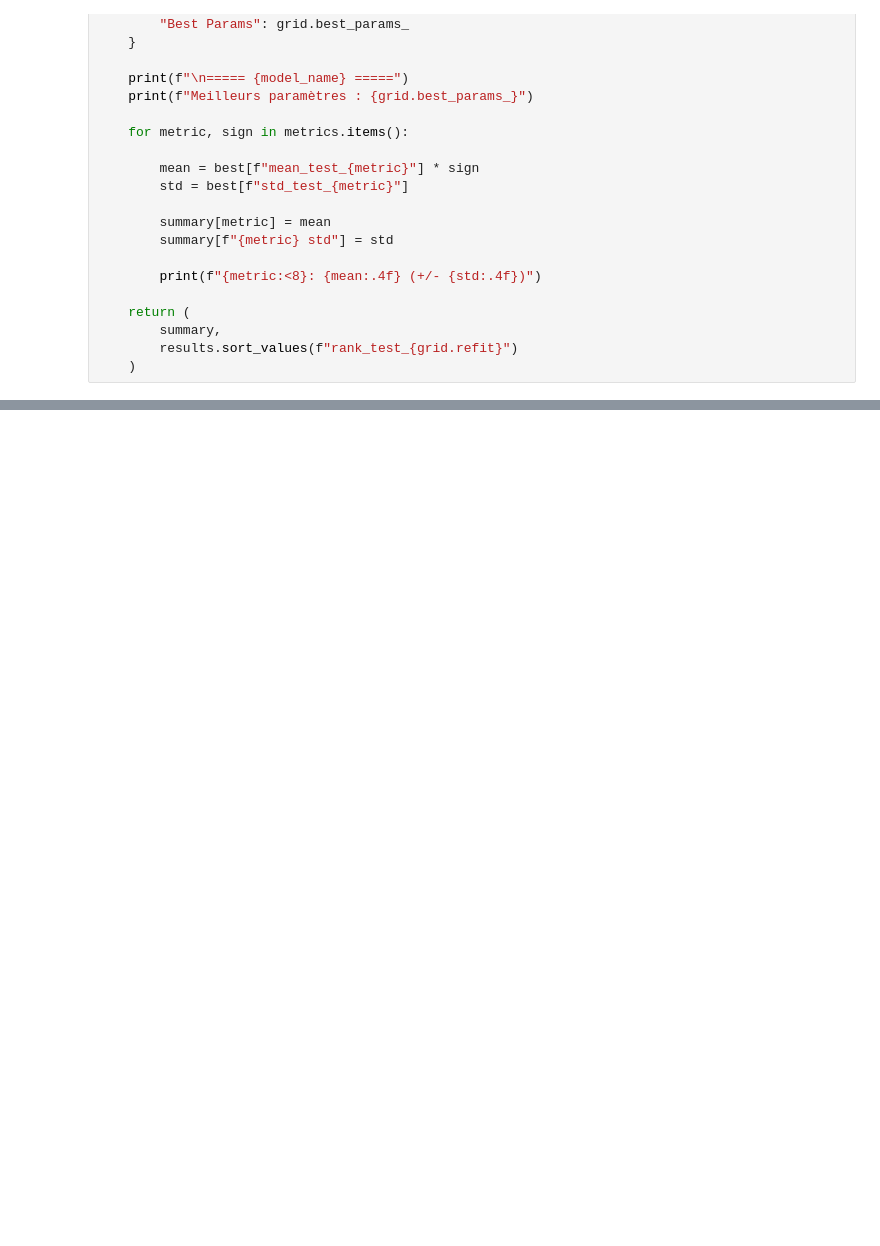
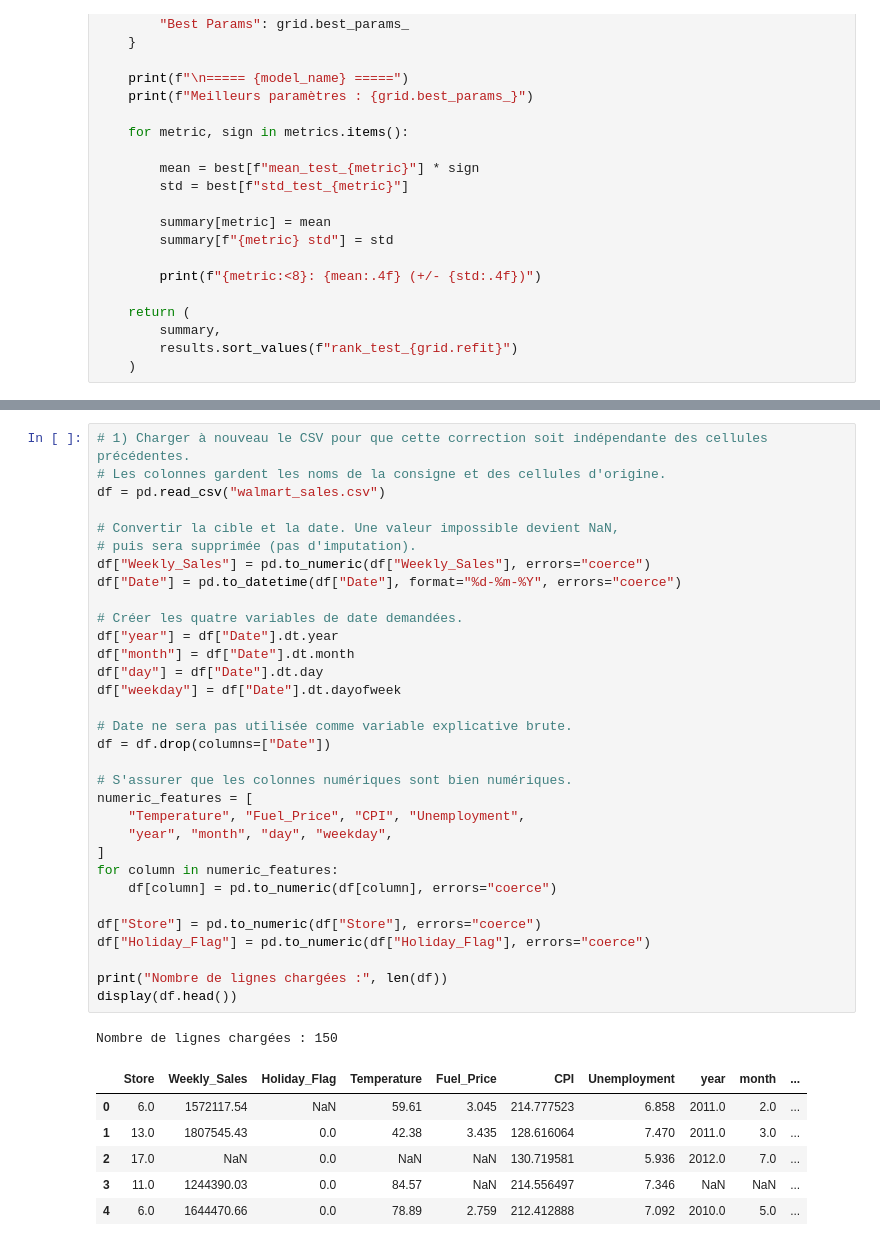
Before and after one commit to helene-mourez/WALMART_SALES, a Jupyter notebook: ML_walmart_cv.ipynb, the cells around one changed output, grey strips where cells are left out. Saved outputs shown, nothing was run; the diff lists cells and outputs as text; blank space fills up the shorter version.

```diff
--- a/ML_walmart_cv.ipynb
+++ b/ML_walmart_cv.ipynb
@@ -296,0 +313,40 @@ RMSE    : 177250.7143 (+/- 29440.2596)
+# %%
+# 1) Charger à nouveau le CSV pour que cette correction soit indépendante des cellules précédentes.
+# Les colonnes gardent les noms de la consigne et des cellules d'origine.
+df = pd.read_csv("walmart_sales.csv")
+
+# Convertir la cible et la date. Une valeur impossible devient NaN,
+# puis sera supprimée (pas d'imputation).
+df["Weekly_Sales"] = pd.to_numeric(df["Weekly_Sales"], errors="coerce")
+df["Date"] = pd.to_datetime(df["Date"], format="%d-%m-%Y", errors="coerce")
+
+# Créer les quatre variables de date demandées.
+df["year"] = df["Date"].dt.year
+df["month"] = df["Date"].dt.month
+df["day"] = df["Date"].dt.day
+df["weekday"] = df["Date"].dt.dayofweek
+
+# Date ne sera pas utilisée comme variable explicative brute.
+df = df.drop(columns=["Date"])
+
+# S'assurer que les colonnes numériques sont bien numériques.
+numeric_features = [
+    "Temperature", "Fuel_Price", "CPI", "Unemployment",
+    "year", "month", "day", "weekday",
+]
+for column in numeric_features:
+    df[column] = pd.to_numeric(df[column], errors="coerce")
+
+df["Store"] = pd.to_numeric(df["Store"], errors="coerce")
+df["Holiday_Flag"] = pd.to_numeric(df["Holiday_Flag"], errors="coerce")
+
+print("Nombre de lignes chargées :", len(df))
+display(df.head())
+# %% [output]
+Nombre de lignes chargées : 150
+|  | Store | Weekly_Sales | Holiday_Flag | Temperature | Fuel_Price | CPI | Unemployment | year | month | ... |
+| 0 | 6.0 | 1572117.54 | NaN | 59.61 | 3.045 | 214.777523 | 6.858 | 2011.0 | 2.0 | ... |
+| 1 | 13.0 | 1807545.43 | 0.0 | 42.38 | 3.435 | 128.616064 | 7.470 | 2011.0 | 3.0 | ... |
+| 2 | 17.0 | NaN | 0.0 | NaN | NaN | 130.719581 | 5.936 | 2012.0 | 7.0 | ... |
+| 3 | 11.0 | 1244390.03 | 0.0 | 84.57 | NaN | 214.556497 | 7.346 | NaN | NaN | ... |
+| 4 | 6.0 | 1644470.66 | 0.0 | 78.89 | 2.759 | 212.412888 | 7.092 | 2010.0 | 5.0 | ... |
```
Also changed, not shown: parts of 14 cells of this notebook, 3 other files.
